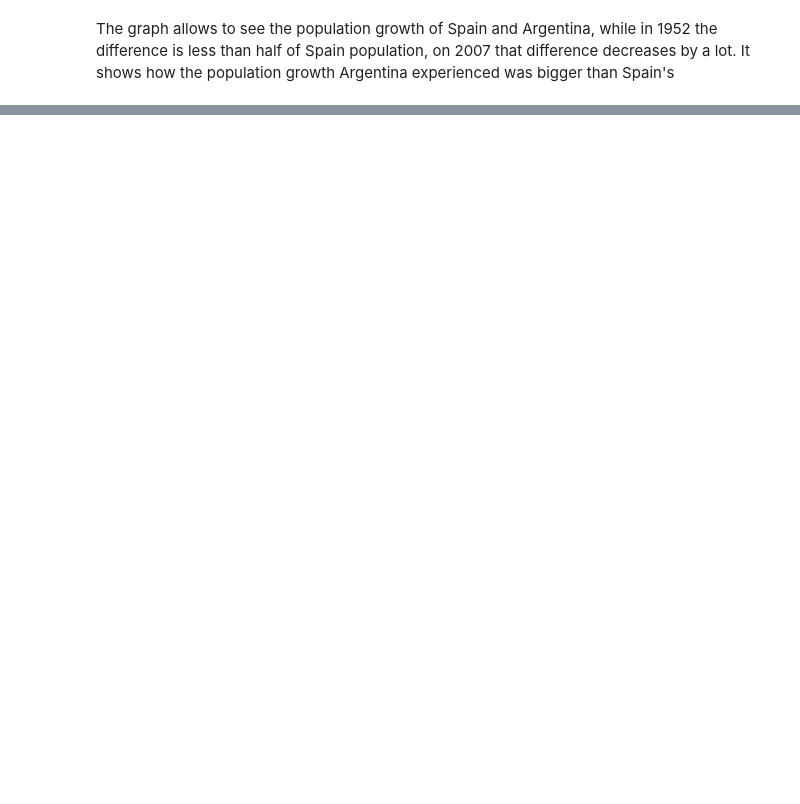
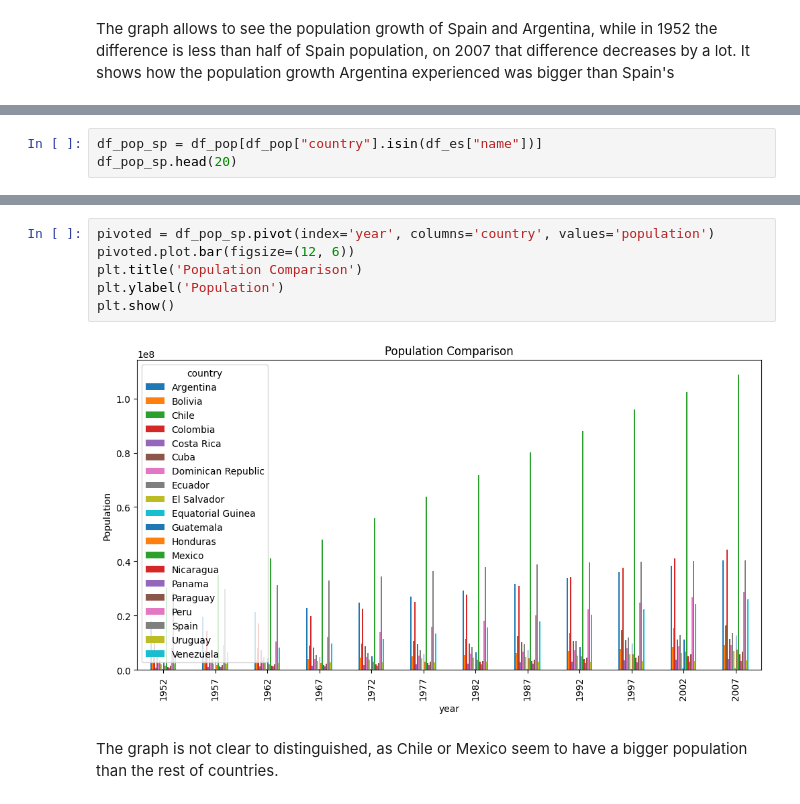
Before and after one commit to Julian-L-Avila/Data-Mining-2024-3, a Jupyter notebook: EDA/eda.sync.ipynb, the cells around one changed output, grey strips where cells are left out. Saved outputs shown, nothing was run; the diff lists cells and outputs as text; blank space fills up the shorter version.

```diff
--- a/EDA/eda.sync.ipynb
+++ b/EDA/eda.sync.ipynb
@@ -243,0 +237,3 @@ df_es.head(20)
+# %%
+df_pop_sp = df_pop[df_pop["country"].isin(df_es["name"])]
+df_pop_sp.head(20)
@@ -243,0 +271,11 @@ df_es.head(20)
+# %%
+pivoted = df_pop_sp.pivot(index='year', columns='country', values='population')
+pivoted.plot.bar(figsize=(12, 6))
+plt.title('Population Comparison')
+plt.ylabel('Population')
+plt.show()
+# %% [output]
+[figure, added]
+# %% [markdown]
+The graph is not clear to distinguished, as Chile or Mexico seem to have a
+bigger population than the rest of countries.
```
Also changed, not shown: parts of 16 cells of this notebook, 1 other file.
